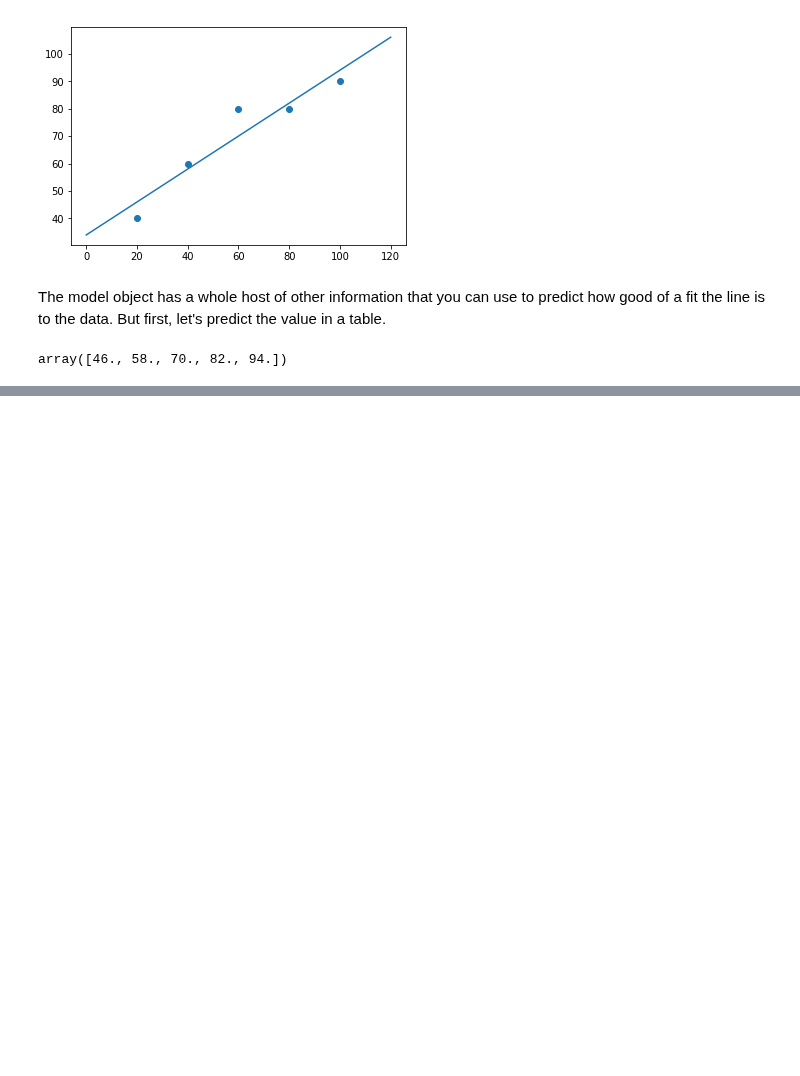
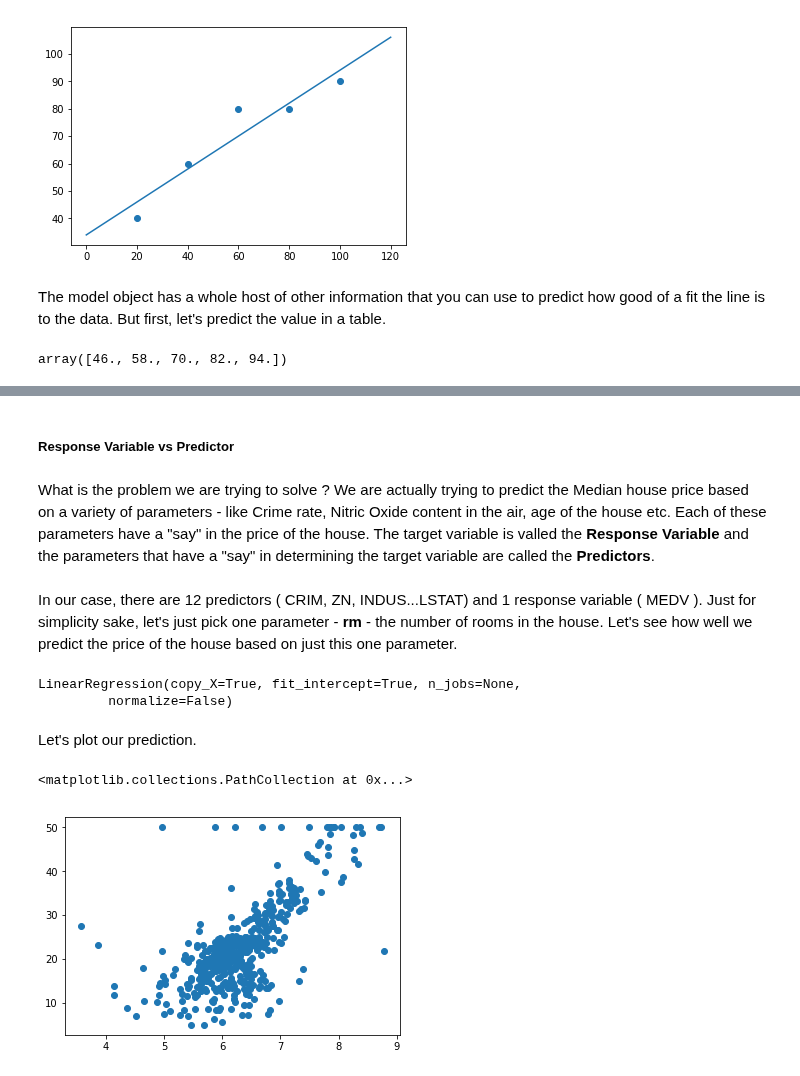
Before and after one commit to hotcode002/Machine-Learning-with-Python, a Jupyter notebook: week_2_math/day_3_linear_regression/linear_regression.ipynb, the cells around one changed output, grey strips where cells are left out. Saved outputs shown, nothing was run; the diff lists cells and outputs as text; code cells hidden in the pictures; blank space fills up the shorter version.

Commit message:
linear regression

```diff
--- a/week_2_math/day_3_linear_regression/linear_regression.ipynb
+++ b/week_2_math/day_3_linear_regression/linear_regression.ipynb
@@ -343,0 +396,4 @@ array([46., 58., 70., 82., 94.])
+# %%
+from sklearn.datasets import load_boston
+boston = load_boston()
+type(boston)
@@ -343,0 +489,11 @@ array([46., 58., 70., 82., 94.])
+# %%
+boston_housing = pd.DataFrame(boston.data)
+
+# set the columns
+boston_housing.columns = boston.feature_names
+
+# add the price
+boston_housing["MEDV"] = boston.target
+
+# now, look at the head
+boston_housing.head()
@@ -343,0 +504,25 @@ array([46., 58., 70., 82., 94.])
+# %% [markdown]
+##### Response Variable vs Predictor
+# %% [markdown]
+What is the problem we are trying to solve ? We are actually trying to predict the Median house price based on a variety of parameters - like Crime rate, Nitric Oxide content in the air, age of the house etc. Each of these parameters have a "say" in the price of the house. The target variable is valled the **Response Variable** and the parameters that have a "say" in determining the target variable are called the **Predictors**.
+# %% [markdown]
+In our case, there are 12 predictors ( CRIM, ZN, INDUS...LSTAT) and 1 response variable ( MEDV ). Just for simplicity sake, let's just pick one parameter - **rm** - the number of rooms in the house. Let's see how well we predict the price of the house based on just this one parameter.
+# %%
+from sklearn.linear_model import LinearRegression
+
+model = LinearRegression()
+
+model.fit( boston_housing[["RM"]], boston_housing["MEDV"])
+# %% [output]
+LinearRegression(copy_X=True, fit_intercept=True, n_jobs=None,
+         normalize=False)
+# %% [markdown]
+Let's plot our prediction.
+# %%
+import matplotlib.pyplot as plt
+%matplotlib inline
+
+plt.scatter(boston_housing["RM"], boston_housing["MEDV"])
+# %% [output]
+<matplotlib.collections.PathCollection at 0x...>
+[figure, added]
```
Also changed, not shown: parts of 88 cells of this notebook, 7 other files.
